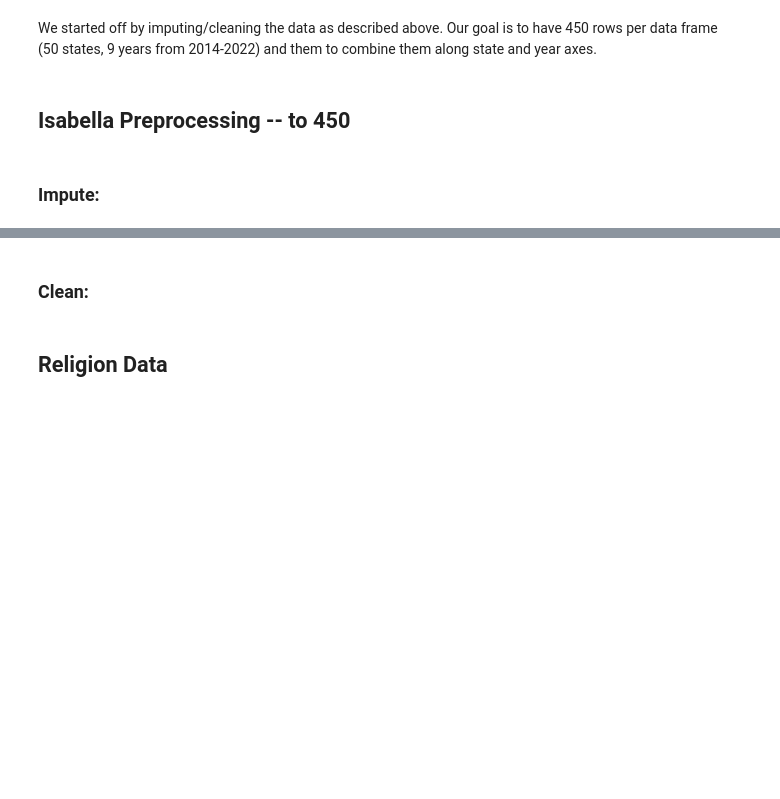
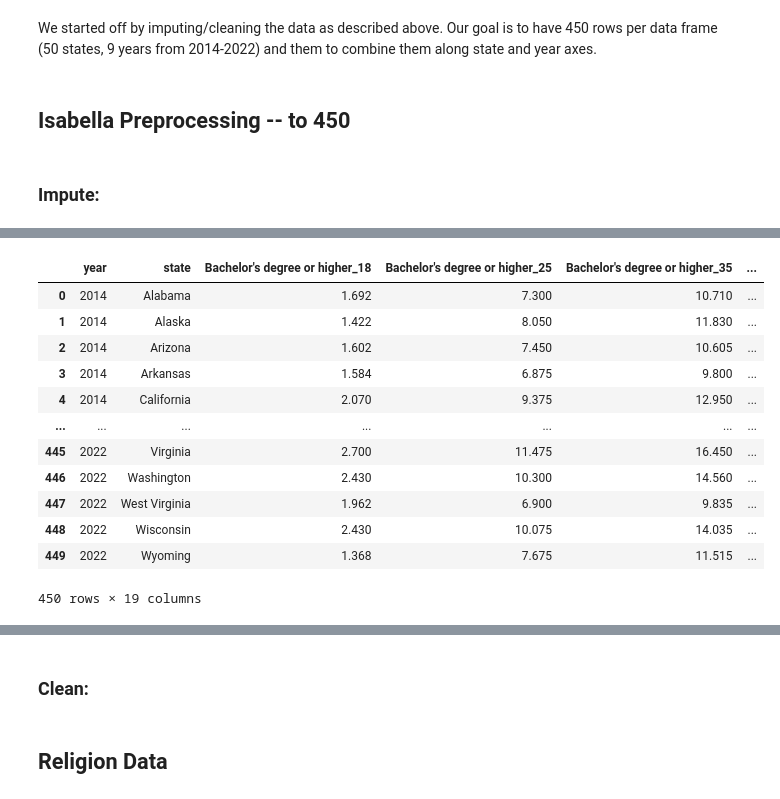
Before and after one commit to ppich1169/fertilityProjectCs109, a Jupyter notebook: fertility_notebook.ipynb, the cells around one changed output, grey strips where cells are left out. Cells and saved outputs as stored; diff of their text form; code cells hidden in the pictures; blank space fills up the shorter version.

```diff
--- a/fertility_notebook.ipynb
+++ b/fertility_notebook.ipynb
@@ -546,0 +687,80 @@ We started off by imputing/cleaning the data as described above. Our goal is to
+# %%
+# Transpore DF
+education_df['combined_label'] = education_df['Label'] + "_" + education_df['Population'].astype(str)
+education_df['year'] = education_df['Year']
+education_df['state'] = education_df['State']
+education_pivoted = education_df.pivot_table(
+    index=["year", "state"],
+    columns="combined_label",
+    values="Female Estimate",
+    aggfunc='first'  # Assumes each (year, state, combined_label) combination is unique
+)
+education_pivoted.columns = education_pivoted.columns
+education_pivoted.reset_index(inplace=True)
+education_pivoted
+
+# Create a DataFrame with all year-state combinations
+years = list(range(2014, 2023))
+states = [
+    'Alabama', 'Alaska', 'Arizona', 'Arkansas', 'California', 'Colorado', 'Connecticut',
+    'Delaware', 'Florida', 'Georgia', 'Hawaii', 'Idaho', 'Illinois', 'Indiana', 'Iowa',
+    'Kansas', 'Kentucky', 'Louisiana', 'Maine', 'Maryland', 'Massachusetts', 'Michigan',
+    'Minnesota', 'Mississippi', 'Missouri', 'Montana', 'Nebraska', 'Nevada', 'New Hampshire',
+    'New Jersey', 'New Mexico', 'New York', 'North Carolina', 'North Dakota', 'Ohio',
+    'Oklahoma', 'Oregon', 'Pennsylvania', 'Rhode Island', 'South Carolina', 'South Dakota',
+    'Tennessee', 'Texas', 'Utah', 'Vermont', 'Virginia', 'Washington', 'West Virginia',
+    'Wisconsin', 'Wyoming'
+]
+
+all_combinations = pd.DataFrame([(year, state) for year in years for state in states], columns=['year', 'state'])
+education_complete = all_combinations.merge(education_pivoted, on=['year', 'state'], how='left')
+
+# Identify columns to impute
+columns_to_impute = [col for col in education_complete.columns if col not in ['year', 'state']]
+
+# Define imputation function
+def impute_column(df, column):
+    for i, row in df.iterrows():
+        if pd.isnull(row[column]):
+            state, year = row['state'], row['year']
+
+            # Get values
+            prev_years = df[(df['state'] == state) & (df['year'] < year)][['year', column]].dropna().sort_values('year', ascending=False)
+            next_years = df[(df['state'] == state) & (df['year'] > year)][['year', column]].dropna().sort_values('year', ascending=True)
+
+            # Use closest available value
+            prev_value = prev_years[column].values[0] if not prev_years.empty else None
+            next_value = next_years[column].values[0] if not next_years.empty else None
+
+            # Impute
+            if prev_value is not None and next_value is not None:
+                df.at[i, column] = (prev_value + next_value) / 2
+            elif prev_value is not None:
+                df.at[i, column] = prev_value
+            elif next_value is not None:
+                df.at[i, column] = next_value
+
+# Apply imputation
+for column in columns_to_impute:
+    impute_column(education_complete, column)
+
+
+# Reset index
+education_complete.dropna(inplace=True)
+education_complete.reset_index(drop=True, inplace=True)
+
+education_complete
+# %% [output]
+|  | year | state | Bachelor's degree or higher_18 | Bachelor's degree or higher_25 | Bachelor's degree or higher_35 | ... |
+| 0 | 2014 | Alabama | 1.692 | 7.300 | 10.710 | ... |
+| 1 | 2014 | Alaska | 1.422 | 8.050 | 11.830 | ... |
+| 2 | 2014 | Arizona | 1.602 | 7.450 | 10.605 | ... |
+| 3 | 2014 | Arkansas | 1.584 | 6.875 | 9.800 | ... |
+| 4 | 2014 | California | 2.070 | 9.375 | 12.950 | ... |
+| ... | ... | ... | ... | ... | ... | ... |
+| 445 | 2022 | Virginia | 2.700 | 11.475 | 16.450 | ... |
+| 446 | 2022 | Washington | 2.430 | 10.300 | 14.560 | ... |
+| 447 | 2022 | West Virginia | 1.962 | 6.900 | 9.835 | ... |
+| 448 | 2022 | Wisconsin | 2.430 | 10.075 | 14.035 | ... |
+| 449 | 2022 | Wyoming | 1.368 | 7.675 | 11.515 | ... |
+450 rows × 19 columns
```
Also changed, not shown: parts of 7 cells of this notebook, 1 other file.
